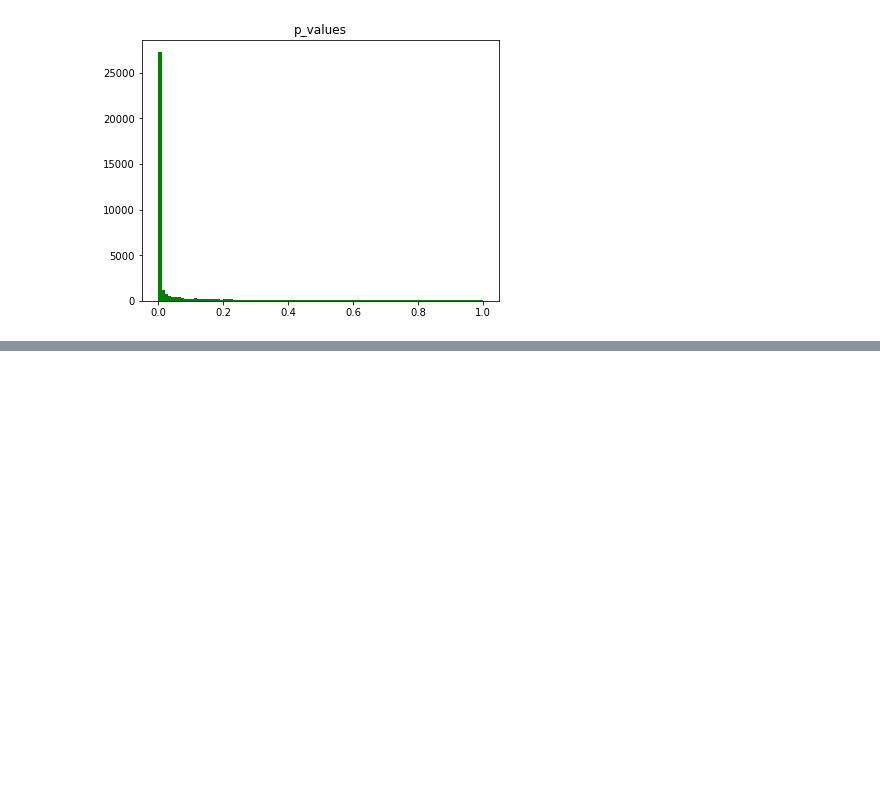
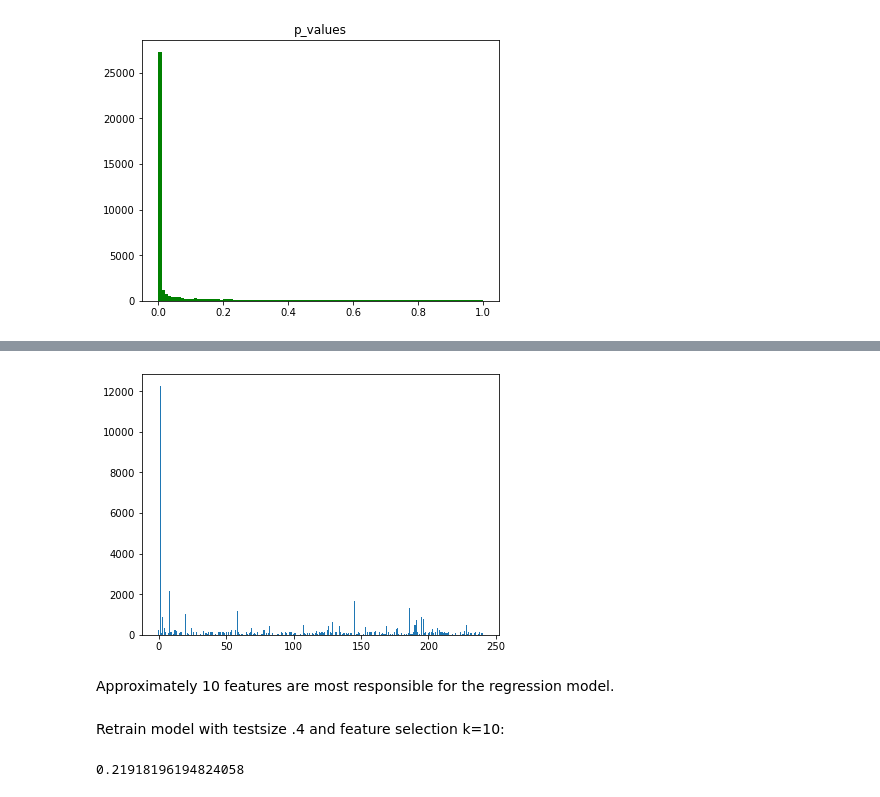
Before and after one commit to jakobreinhardt/capstone, a Jupyter notebook: Work.ipynb, the cells around one changed output, grey strips where cells are left out. Saved outputs shown, nothing was run; the diff lists cells and outputs as text; code cells hidden in the pictures; blank space fills up the shorter version.

Commit message:
added feature selection

```diff
--- a/Work.ipynb
+++ b/Work.ipynb
@@ -782,0 +786,26 @@ highest coefficients: location_Tokelau, location_Turkmenistan, location_Isle of
+# %%
+# example of correlation feature selection
+
+# feature selection
+def select_features(X_train, y_train, X_test):
+   # configure to select all features
+    fs = SelectKBest(score_func=f_regression, k='all')
+    # learn relationship from training data
+    fs.fit(X_train, y_train)
+    # transform train input data
+    X_train_fs = fs.transform(X_train)
+    # transform test input data
+    X_test_fs = fs.transform(X_test)
+    return X_train_fs, X_test_fs, fs
+
+# create predictors and predictions
+X = data_new.drop(columns=['total_cases_per_million'])
+y = data_new['total_cases_per_million']
+# Split data
+X_train, X_test, y_train, y_test = train_test_split(X,y,test_size=.4,random_state=50)
+# feature selection
+X_train_fs, X_test_fs, fs = select_features(X_train, y_train, X_test)
+
+# what are scores for the features
+for i in range(len(fs.scores_)):
+    print('Feature %d: %f' % (i, fs.scores_[i]))
@@ -782,0 +830,10 @@ highest coefficients: location_Tokelau, location_Turkmenistan, location_Isle of
+# %%
+# plot the scores
+pyplot.bar([i for i in range(len(fs.scores_))], fs.scores_)
+pyplot.show()
+# %% [output]
+[figure, added]
+# %% [markdown]
+Approximately 10 features are most responsible for the regression model.
+# %% [markdown]
+Retrain model with testsize .4 and feature selection k=10:
@@ -782,0 +876,4 @@ highest coefficients: location_Tokelau, location_Turkmenistan, location_Isle of
+# %%
+r2_test
+# %% [output]
+0.21918196194824058
```
Also changed, not shown: parts of 69 cells of this notebook.
